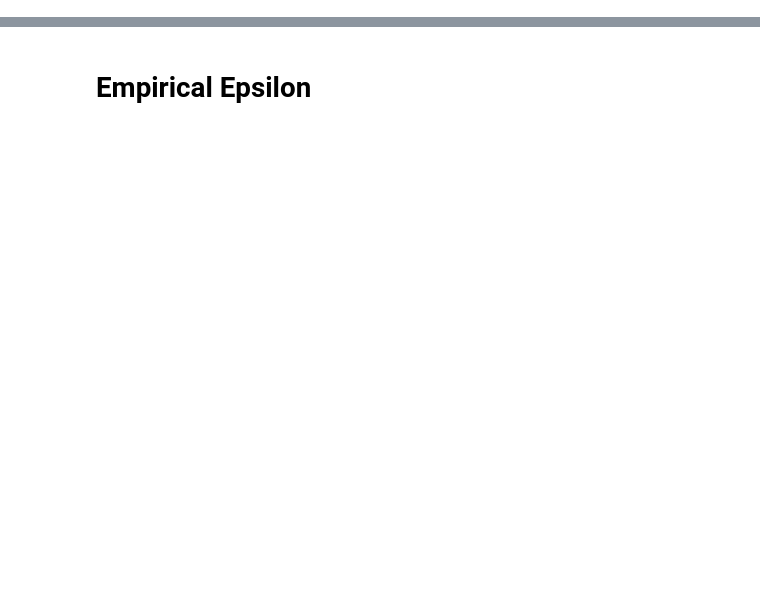
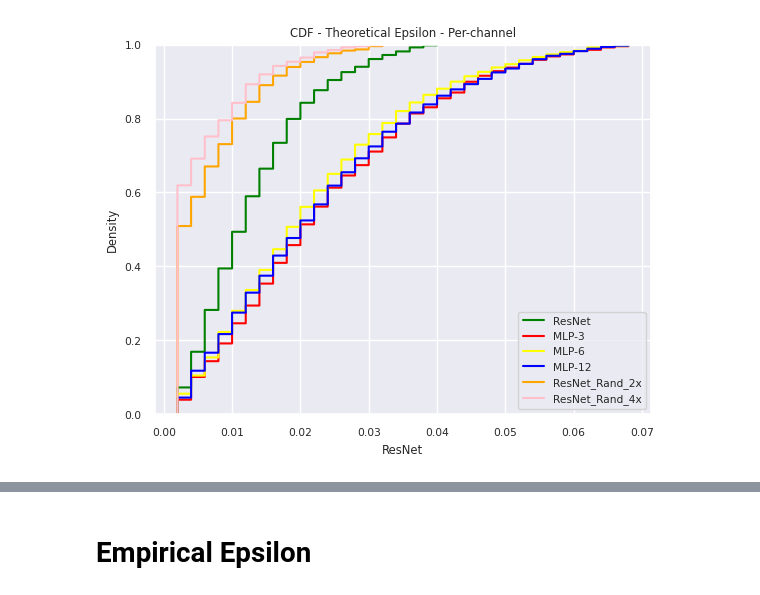
Before and after one commit to zainsarwar865/SparseDNNs, a Jupyter notebook: scripts/Distribution_analysis.ipynb, the cells around one changed output, grey strips where cells are left out. Drawn from its saved outputs; the diff is of its cells as text; code cells hidden in the pictures; blank space fills up the shorter version.

```diff
--- a/scripts/Distribution_analysis.ipynb
+++ b/scripts/Distribution_analysis.ipynb
@@ -66,17 +87,29 @@ def lineplot_l2radius_perturbation(x, y1, y2, title, xlabel, ylabel, config, bas
 # %%
 all_base_paths = ["/net/scratch/zsarwar/SparseDNNs/MT_cifar10_randCNN_10_8d64c1903fcb2ff6173fe22979c3175f/MT_Baseline_f9c2570b43d17cd3f46b942f31d6fb03",
                   "/net/scratch/zsarwar/SparseDNNs/MT_cifar10_randCNN_10_8d64c1903fcb2ff6173fe22979c3175f/MT_Baseline_a75d060c2415e722a953e03729658a14",
-                  "/net/scratch/zsarwar/SparseDNNs/MT_cifar10_randCNN_10_8d64c1903fcb2ff6173fe22979c3175f/MT_Baseline_600547deae5b3d506d5c0befd9134c77"
+                  "/net/scratch/zsarwar/SparseDNNs/MT_cifar10_randCNN_10_8d64c1903fcb2ff6173fe22979c3175f/MT_Baseline_604c7156b94d79a9430e2f87fd6d30ea",
+                  "/net/scratch/zsarwar/SparseDNNs/MT_cifar10_randCNN_10_8d64c1903fcb2ff6173fe22979c3175f/MT_Baseline_43528ed29912dd1a3825f30bea8e4ba8",
+                  "/net/scratch/zsarwar/SparseDNNs/MT_cifar10_randCNN_10_8d64c1903fcb2ff6173fe22979c3175f/MT_Baseline_814e4c261078e7110bf94f724cd2187e",
+                  "/net/scratch/zsarwar/SparseDNNs/MT_cifar10_randCNN_10_8d64c1903fcb2ff6173fe22979c3175f/MT_Baseline_33a81207624e6e5c14135c2eeb851fb7"
                   ]
 
 MSELoss_none = nn.MSELoss(reduction='none')
 MSELoss = nn.MSELoss(reduction='mean')
 flatten = nn.Flatten()
 num_samples = 2560
+og_num_samples = 2560
 detector = 'Regular'
 c_base=0.3
 d_base=0.0
 all_eps_list=[[0.002, 0.004, 0.006, 0.008, 0.01, 0.012, 0.014, 0.016, 0.018, 0.02, 0.022, 0.024, 0.026, 0.028, 0.03, 0.032, 0.034, 0.036, 0.038, 0.04],
             [0.002, 0.004, 0.006, 0.008, 0.01, 0.012, 0.014, 0.016, 0.018, 0.02, 0.022, 0.024, 0.026, 0.028, 0.03, 0.032, 0.034, 0.036, 0.038, 0.04,
             0.042, 0.044, 0.046, 0.048, 0.05, 0.052, 0.054, 0.056, 0.058, 0.060, 0.062, 0.064, 0.066, 0.068],
-            [0.002, 0.004, 0.006, 0.008, 0.01, 0.012, 0.014, 0.016, 0.018, 0.02, 0.022, 0.024]]
+            #[0.002, 0.004, 0.006, 0.008, 0.01, 0.012, 0.014, 0.016, 0.018, 0.02, 0.022, 0.024, 0.026, 0.028, 0.03, 0.032],
+            [0.002, 0.004, 0.006, 0.008, 0.01, 0.012, 0.014, 0.016, 0.018, 0.02, 0.022, 0.024, 0.026, 0.028, 0.03, 0.032, 0.034, 0.036, 0.038, 0.04,
+            0.042, 0.044, 0.046, 0.048, 0.05, 0.052, 0.054, 0.056, 0.058, 0.060, 0.062, 0.064, 0.066, 0.068],
+            [0.002, 0.004, 0.006, 0.008, 0.01, 0.012, 0.014, 0.016, 0.018, 0.02, 0.022, 0.024, 0.026, 0.028, 0.03, 0.032],
+            [0.002, 0.004, 0.006, 0.008, 0.01, 0.012, 0.014, 0.016, 0.018, 0.02, 0.022, 0.024, 0.026, 0.028, 0.03, 0.032],
+            [0.002, 0.004, 0.006, 0.008, 0.01, 0.012, 0.014, 0.016, 0.018, 0.02, 0.022, 0.024, 0.026, 0.028, 0.03, 0.032, 0.034, 0.036, 0.038, 0.04,
+            0.042, 0.044, 0.046, 0.048, 0.05, 0.052, 0.054, 0.056, 0.058, 0.060, 0.062, 0.064, 0.066, 0.068],]
+
+plot_path = os.path.join(all_base_paths[0], "Plots")
@@ -361,0 +233,61 @@ Yoza :  [966, 1155, 1329, 1469, 1610, 1731, 1834, 1906, 1978, 2035, 2067, 2092,
+# %%
+
+
+
+# Preprocess for Nones
+max_count = max(len(x) for x in all_theoretical_eps_per_channel)
+max_eps_list = max(enumerate(all_theoretical_eps_per_channel), key=lambda m : len(m[1]) )[0]
+
+for i in range(len(all_mse_loss_per_channel)):
+    none_arr = [np.nan for k in range(max_count - len(all_theoretical_eps_per_channel[i]))]
+    all_theoretical_eps_per_channel[i].extend(none_arr)
+
+
+all_theoretical_eps_per_channel = np.round(all_theoretical_eps_per_channel, decimals=8)
+
+
+
+# Create sample dataset
+arch_rob = {"ResNet" : all_theoretical_eps_per_channel[0], "MLP-3" : all_theoretical_eps_per_channel[1],  "MLP-6": all_theoretical_eps_per_channel[2],"ResNet_Rand_2x" : all_theoretical_eps_per_channel[3], "ResNet_Rand_4x" : all_theoretical_eps_per_channel[4],
+                    "MLP-12" : all_theoretical_eps_per_channel[5] }
+df = pd.DataFrame.from_dict(arch_rob)
+sns.set(font_scale=0.7)
+
+base_path = plot_path
+
+plot_config = "theoretical_epsilon_ResNet.jpg"
+plot_histplot(df=df, color='green', label='ResNet', title="PDF - Theoretical Epsilon - Per-channel", ylim=270, xlabel="Epsilon", ylabel="Flip count", base_path=base_path, plot_config=plot_config)
+
+
+plot_config = "theoretical_epsilon_MLP-3.jpg"
+plot_histplot(df=df, color='red', label='MLP-3', title="PDF - Theoretical Epsilon - Per-channel", ylim=150, xlabel="Epsilon", ylabel="Flip count", base_path=base_path, plot_config=plot_config )
+
+
+plot_config = "theoretical_epsilon_MLP-6.jpg"
+plot_histplot(df=df, color='yellow', label='MLP-6', title="PDF - Theoretical Epsilon - Per-channel", ylim=200, xlabel="Epsilon", ylabel="Flip count", base_path=base_path, plot_config=plot_config )
+
+
+plot_config = "theoretical_epsilon_MLP-12.jpg"
+plot_histplot(df=df, color='blue', label='MLP-12', title="PDF - Theoretical Epsilon - Per-channel", ylim=200, xlabel="Epsilon", ylabel="Flip count", base_path=base_path, plot_config=plot_config )
+
+plot_config = "theoretical_epsilon_ResNet_Rand_2x.jpg"
+plot_histplot(df=df, color='orange', label='ResNet_Rand_2x', title="PDF - Theoretical Epsilon - Per-channel", ylim=650, xlabel="Epsilon", ylabel="Flip count", base_path=base_path, plot_config=plot_config)
+
+plot_config = "theoretical_epsilon_ResNet_Rand_4x.jpg"
+plot_histplot(df=df, color='pink', label='ResNet_Rand_4x', title="PDF - Theoretical Epsilon - Per-channel", ylim=800, xlabel="Epsilon", ylabel="Flip count", base_path=base_path, plot_config=plot_config )
+
+# Plot CDFs
+ax = sns.ecdfplot(data=df, x='ResNet', color='green', label='ResNet')
+ax = sns.ecdfplot(data=df, x='MLP-3', color='red', label='MLP-3', ax=ax)
+ax = sns.ecdfplot(data=df, x='MLP-6', color='yellow', label='MLP-6')
+ax = sns.ecdfplot(data=df, x='MLP-12', color='blue', label='MLP-12')
+ax = sns.ecdfplot(data=df, x='ResNet_Rand_2x', color='orange', label='ResNet_Rand_2x')
+ax = sns.ecdfplot(data=df, x='ResNet_Rand_4x', color='pink', label='ResNet_Rand_4x')
+ax.set(ylabel='Density')
+plt.title("CDF - Theoretical Epsilon - Per-channel")
+ax.legend()
+plot_config = "theoretical_epsilon_cdf.jpg"
+out_path = os.path.join(plot_path, plot_config)
+plt.savefig(out_path, bbox_inches='tight')
+# %% [output]
+[figure, added]
```
Also changed, not shown: parts of 21 cells of this notebook, 18 other files.
